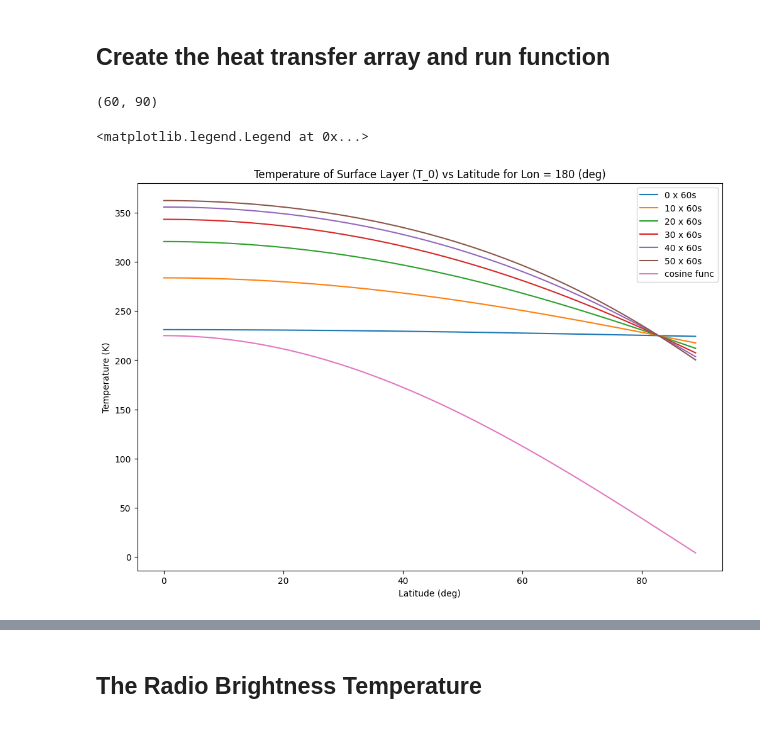
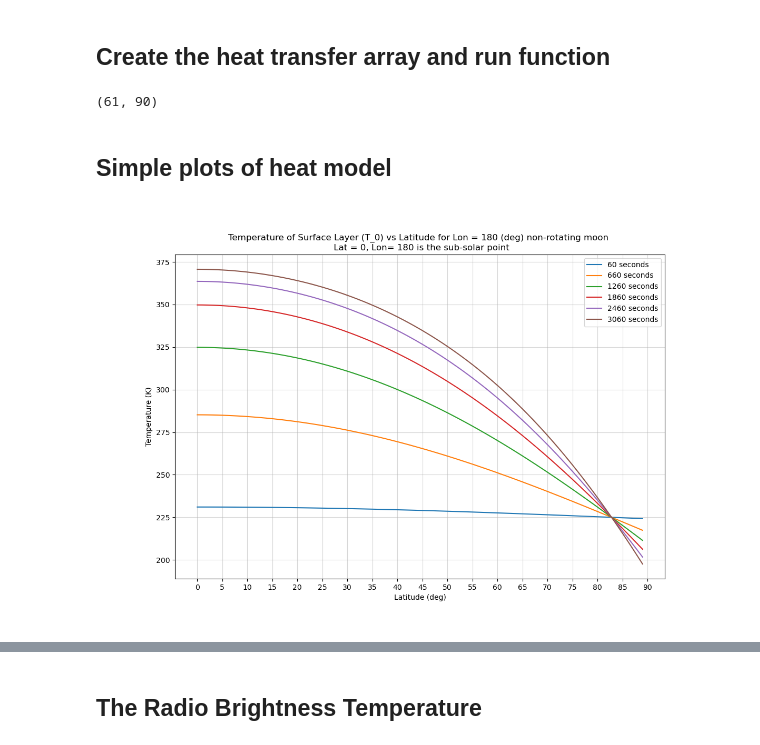
Before and after one commit to sheakes/lunar-temperature-brightness-model, a Jupyter notebook: moon_brightness_temp_sim_v3-single_phase_heat_plots.ipynb, the cells around one changed output, grey strips where cells are left out. Saved outputs shown, nothing was run; the diff lists cells and outputs as text; code cells hidden in the pictures.

Commit message:
added lunar rotation and spherical moon

```diff
--- a/moon_brightness_temp_sim_v3-single_phase_heat_plots.ipynb
+++ b/moon_brightness_temp_sim_v3-single_phase_heat_plots.ipynb
@@ -483,7 +488,7 @@ def heat_transfer_model_func(heat_transfer_array, W_0, albedo, T_const, BasCap,
         #     phase_step += 1
     return heat_transfer_array
 # %%
-# debugging function
+# plotting function
 def heat_transfer_model_func(heat_transfer_array, W_0, albedo, T_const, BasCap, area_of_facets, tau, rho, delta_t, model_run_time):
     """
     Heat transfer model to update temperature in each layer over time.
@@ -502,8 +507,13 @@ def heat_transfer_model_func(heat_transfer_array, W_0, albedo, T_const, BasCap,
     Returns:
     - heat_transfer_array: 3D numpy array with updated temperatures for each layer over elapsing run time.
     """
-    temperature_plotting_array = np.empty(shape = (int(model_run_time/delta_t), 90))
-    for idx, second in tqdm(enumerate(range(0, model_run_time, delta_t))): # range(start,stop,step)
+
+    # just for plotting purposes
+    second_array = np.empty(shape = (int(model_run_time + delta_t)))
+
+    temperature_plotting_array = np.empty(shape = (int((model_run_time + delta_t)/delta_t), 90))
+
+    for idx, second in enumerate(range(delta_t, (model_run_time + delta_t), delta_t)): # range(start,stop,step)
 
         # Step 1: Initialize Thermal Capacitance
         gamma = thermal_capacitance(BasCap, area_of_facets, tau, rho)#.astype(np.float64)
@@ -545,6 +555,7 @@ def heat_transfer_model_func(heat_transfer_array, W_0, albedo, T_const, BasCap,
         # if second % 6700 == 0:
         #     phase_step += 1
         temperature_plotting_array[idx,:] = heat_transfer_array[180,:,0]
+        # break
     return temperature_plotting_array
 # %% [markdown]
 ## Create the heat transfer array and run function
@@ -580,17 +591,27 @@ temperature_plotting_array = heat_transfer_model_func(heat_transfer_array, W_0,
 # %%
 temperature_plotting_array.shape
 # %% [output]
-(60, 90)
+(61, 90)
+# %% [markdown]
+## Simple plots of heat model
 # %%
-import matplotlib.pyplot as plt
 plt.figure(figsize = (12,8))
-for timestep in range(0, temperature_plotting_array.shape[0], 10):
-    plt.plot(np.arange(90), temperature_plotting_array[timestep,:], label = f"{timestep} x 60s")
-plt.plot(np.arange(90), 225 * np.cos(np.radians(np.arange(90))), label = "cosine func")
+
+for index, timestep in enumerate(range(delta_t, int(model_run_time + delta_t), delta_t)):
+    if index % 10 == 0:
+
+        plt.plot(np.arange(90), temperature_plotting_array[index,:], label = f"{timestep} seconds")
+
+# plt.plot(np.arange(90), temperature_plotting_array[0,0] * np.cos(np.radians(np.arange(90))), label = "cosine func")
 plt.xlabel("Latitude (deg)")
+
+plt.xticks(np.arange(0, 91, 5))
 plt.ylabel("Temperature (K)")
-plt.title("Temperature of Surface Layer (T_0) vs Latitude for Lon = 180 (deg)")
+plt.title("Temperature of Surface Layer (T_0) vs Latitude for Lon = 180 (deg) non-rotating moon \n Lat = 0, Lon= 180 is the sub-solar point")
+plt.grid(alpha = 0.5)
 plt.legend()
+plt.savefig("Temperature of Surface Layer (T_0) vs Latitude for Lon = 180.png")
+
+plt.show()
 # %% [output]
-<matplotlib.legend.Legend at 0x...>
-[figure, old version]
+[figure, new version]
```
Also changed, not shown: parts of 19 cells of this notebook, 15 other files.
